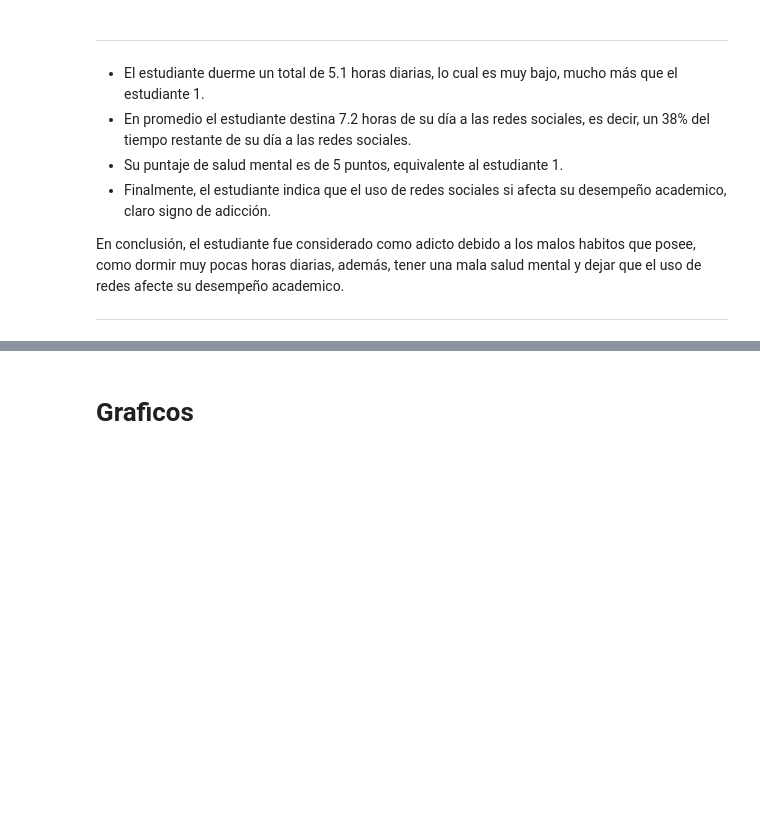
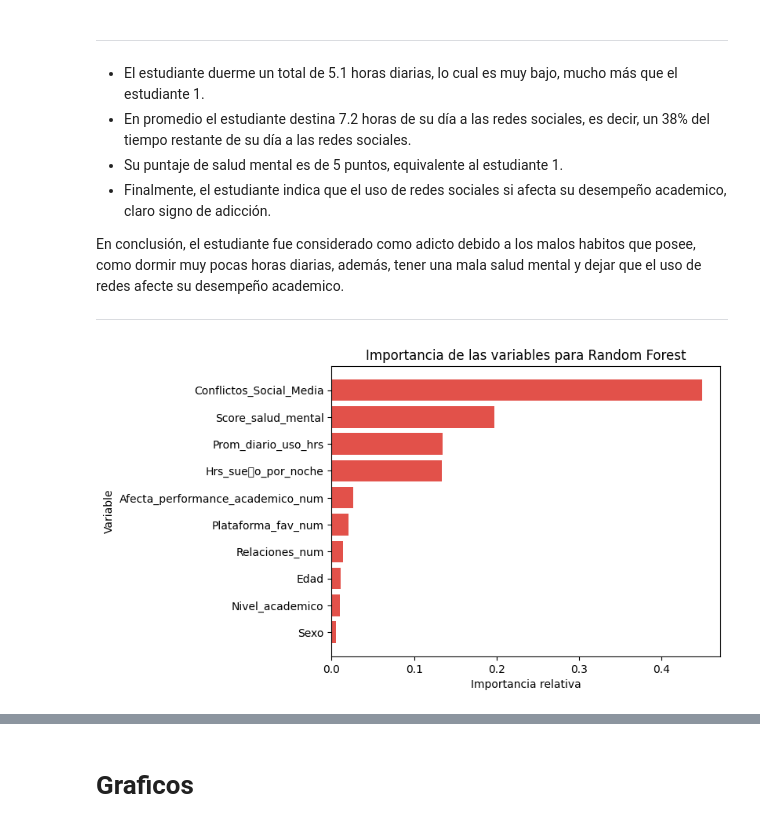
Before and after one commit to RicardoCharris14/Tarea2AD, a Jupyter notebook: tarea2.ipynb, the cells around one changed output, grey strips where cells are left out. Saved outputs shown, nothing was run; the diff lists cells and outputs as text; code cells hidden in the pictures; blank space fills up the shorter version.

```diff
--- a/tarea2.ipynb
+++ b/tarea2.ipynb
@@ -755,3 +755,20 @@ Name: 366, dtype: object
 En conclusión, el estudiante fue considerado como adicto debido a los malos habitos que posee, como dormir muy pocas horas diarias, además, tener una mala salud mental y dejar que el uso de redes afecte su desempeño academico.
 
 ---
+# %%
+importancia = rf_optimized.feature_importances_
+nombres_columnas = x.columns.copy()
+nombres_columnas = nombres_columnas.drop("Score_adiccion")
+
+df_importancia_caracteristicas = pd.DataFrame({
+    'Caracteristica': nombres_columnas,
+    'Importancia': importancia
+}).sort_values(by='Importancia', ascending=True)
+
+plt.barh(df_importancia_caracteristicas["Caracteristica"], df_importancia_caracteristicas["Importancia"])
+plt.title("Importancia de las variables para Random Forest")
+plt.xlabel("Importancia relativa")
+plt.ylabel("Variable")
+plt.show()
+# %% [output]
+[figure, added]
```
Also changed, not shown: parts of 31 cells of this notebook.
